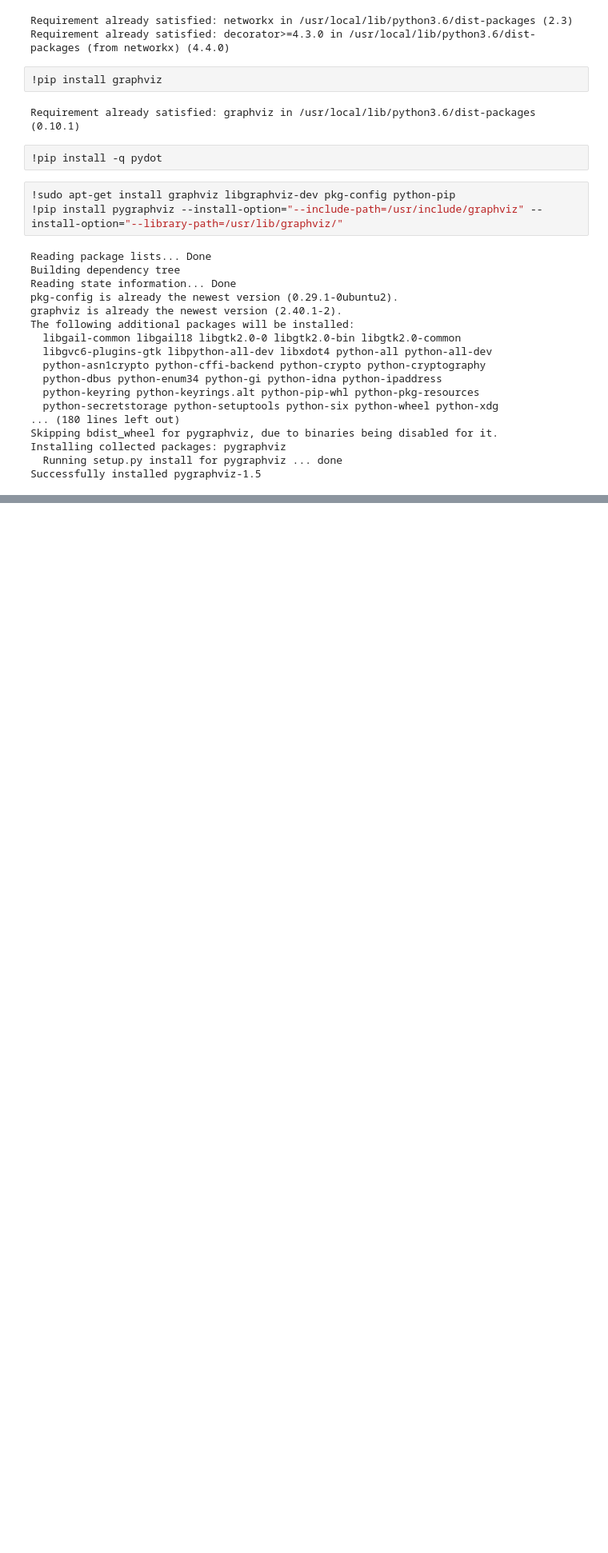
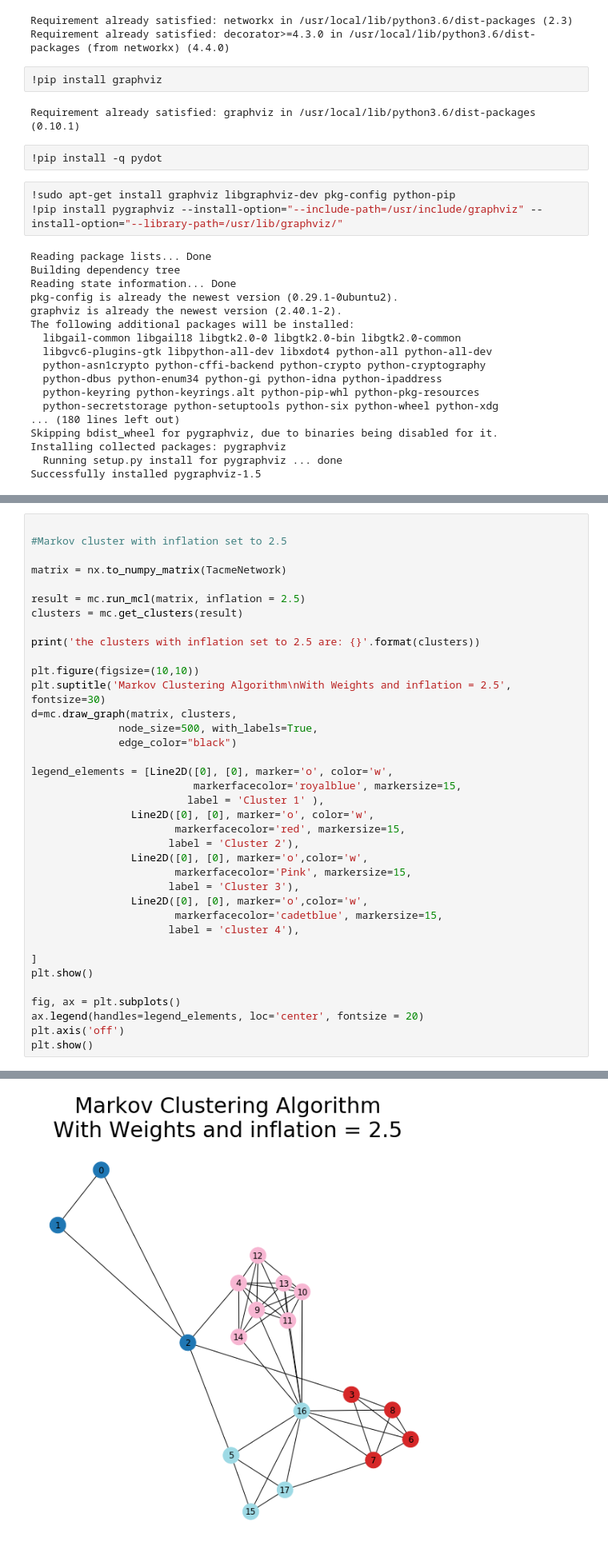
Before and after one commit to carloscarvajal1cc/Data_Vis, a Jupyter notebook: DVA3.ipynb, the cells around one changed output, grey strips where cells are left out. Shown: that part at 80% size. Drawn from its saved outputs; the diff is of its cells as text; blank space fills up the shorter version.

```diff
--- a/DVA3.ipynb
+++ b/DVA3.ipynb
@@ -603,0 +563,38 @@ plt.show()
+# %%
+
+#Markov cluster with inflation set to 2.5
+
+matrix = nx.to_numpy_matrix(TacmeNetwork)
+
+result = mc.run_mcl(matrix, inflation = 2.5)
+clusters = mc.get_clusters(result)
+
+print('the clusters with inflation set to 2.5 are: {}'.format(clusters))
+
+plt.figure(figsize=(10,10))
+plt.suptitle('Markov Clustering Algorithm\nWith Weights and inflation = 2.5', fontsize=30)
+d=mc.draw_graph(matrix, clusters,
+              node_size=500, with_labels=True,
+              edge_color="black")
+
+legend_elements = [Line2D([0], [0], marker='o', color='w',
+                          markerfacecolor='royalblue', markersize=15,
+                         label = 'Cluster 1' ),
+                Line2D([0], [0], marker='o', color='w',
+                       markerfacecolor='red', markersize=15,
+                      label = 'Cluster 2'),
+                Line2D([0], [0], marker='o',color='w',
+                       markerfacecolor='Pink', markersize=15,
+                      label = 'Cluster 3'),
+                Line2D([0], [0], marker='o',color='w',
+                       markerfacecolor='cadetblue', markersize=15,
+                      label = 'cluster 4'),
+
+]
+plt.show()
+
+fig, ax = plt.subplots()
+ax.legend(handles=legend_elements, loc='center', fontsize = 20)
+plt.axis('off')
+plt.show()
+# %% [output]
@@ -603,0 +602 @@ plt.show()
+[figure, added]
```
Also changed, not shown: parts of 93 cells of this notebook.
